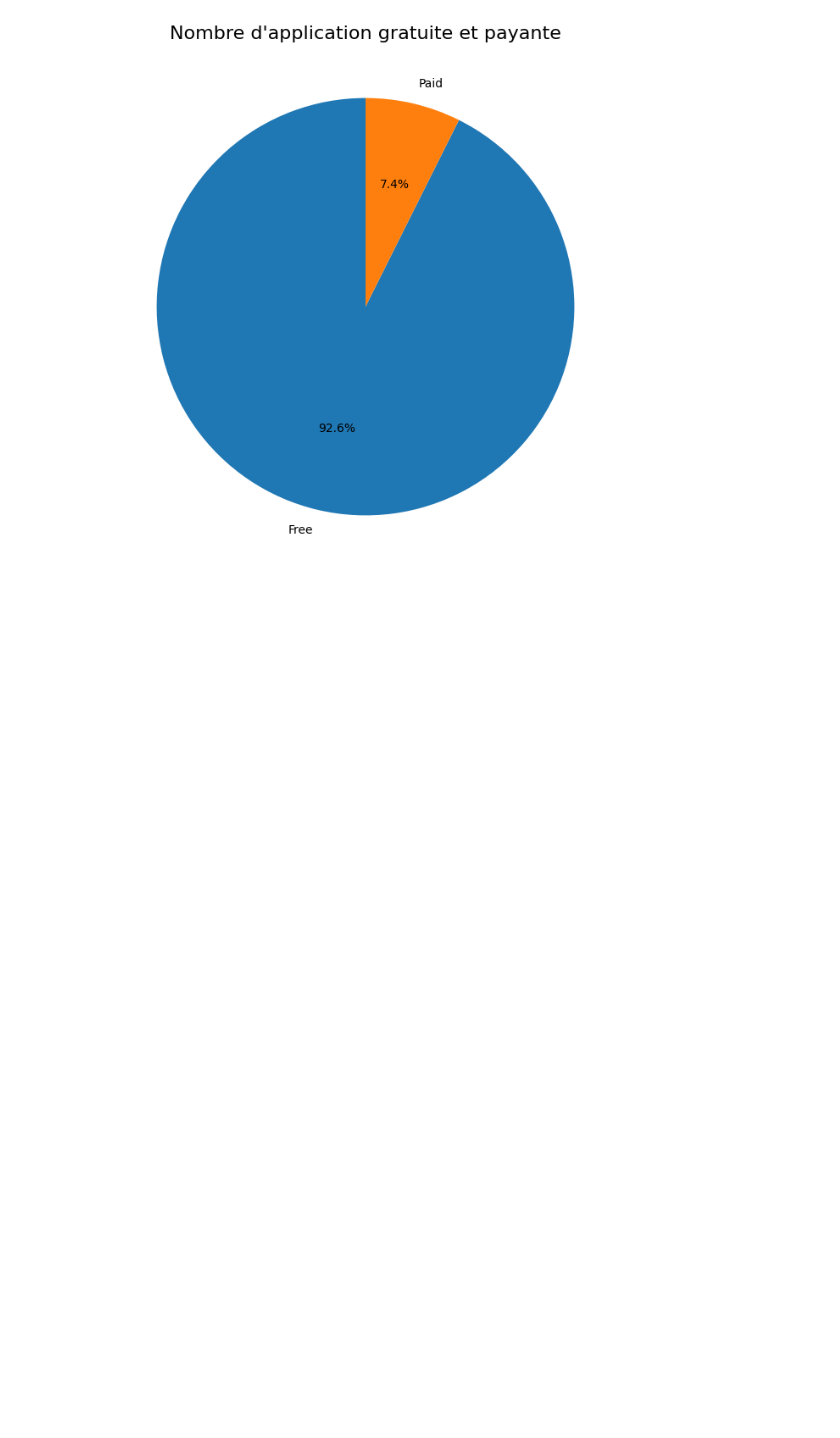
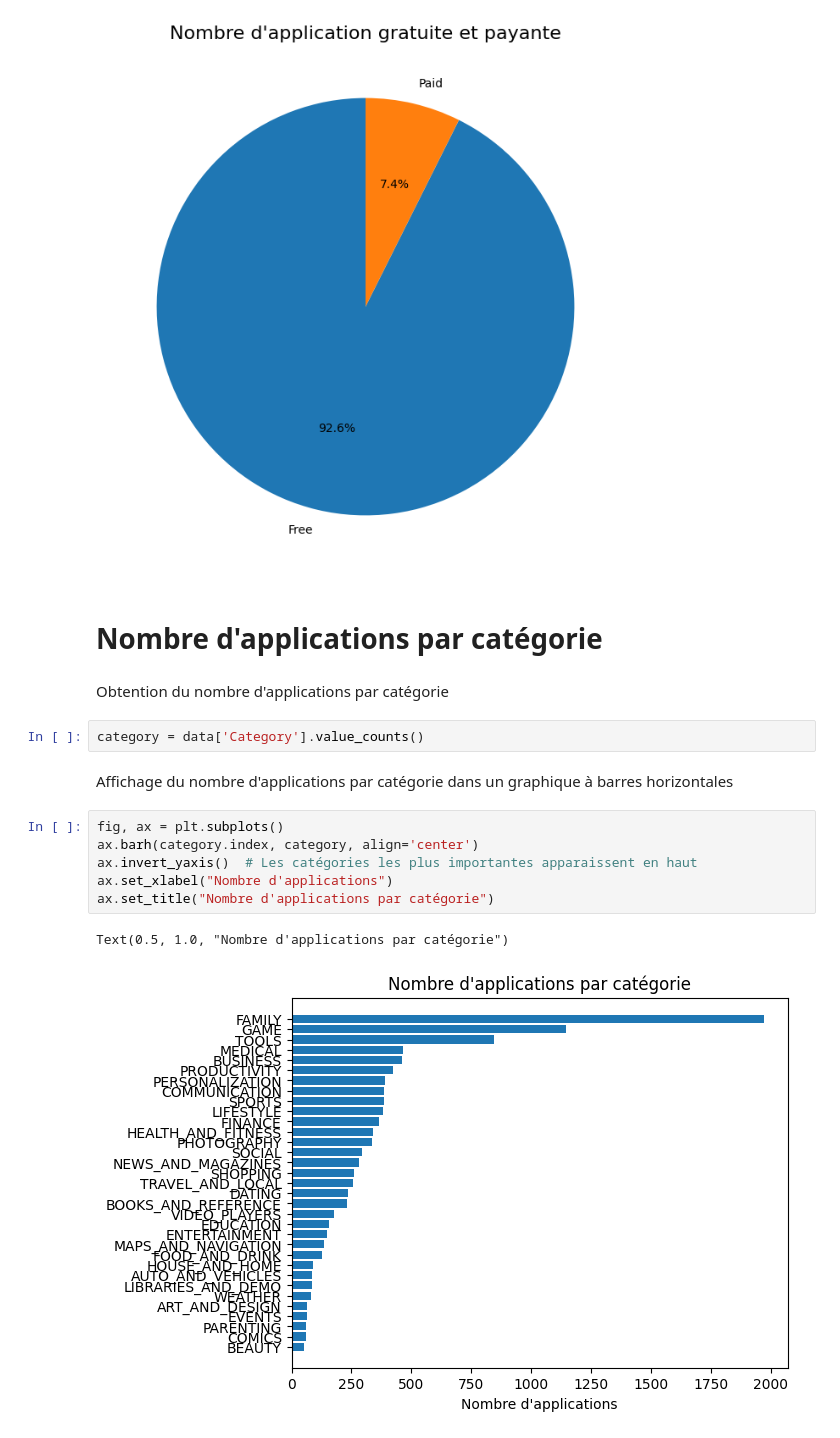
Before and after one commit to Vahor/ca-va-malo, a Jupyter notebook: src/main.ipynb, the cells around one changed output. Drawn from its saved outputs; the diff is of its cells as text; blank space fills up the shorter version.

Commit message:
feat: :sparkl:es move alex's graph to main

```diff
--- a/src/main.ipynb
+++ b/src/main.ipynb
@@ -77,3 +77,20 @@ plt.title("Nombre d'application gratuite et payante", fontsize=16)
 plt.show()
 # %% [output]
 [figure]
+# %% [markdown]
+# Nombre d'applications par catégorie
+# %% [markdown]
+Obtention du nombre d'applications par catégorie
+# %%
+category = data['Category'].value_counts()
+# %% [markdown]
+Affichage du nombre d'applications par catégorie dans un graphique à barres horizontales
+# %%
+fig, ax = plt.subplots()
+ax.barh(category.index, category, align='center')
+ax.invert_yaxis()  # Les catégories les plus importantes apparaissent en haut
+ax.set_xlabel("Nombre d'applications")
+ax.set_title("Nombre d'applications par catégorie")
+# %% [output]
+Text(0.5, 1.0, "Nombre d'applications par catégorie")
+[figure, added]
```
